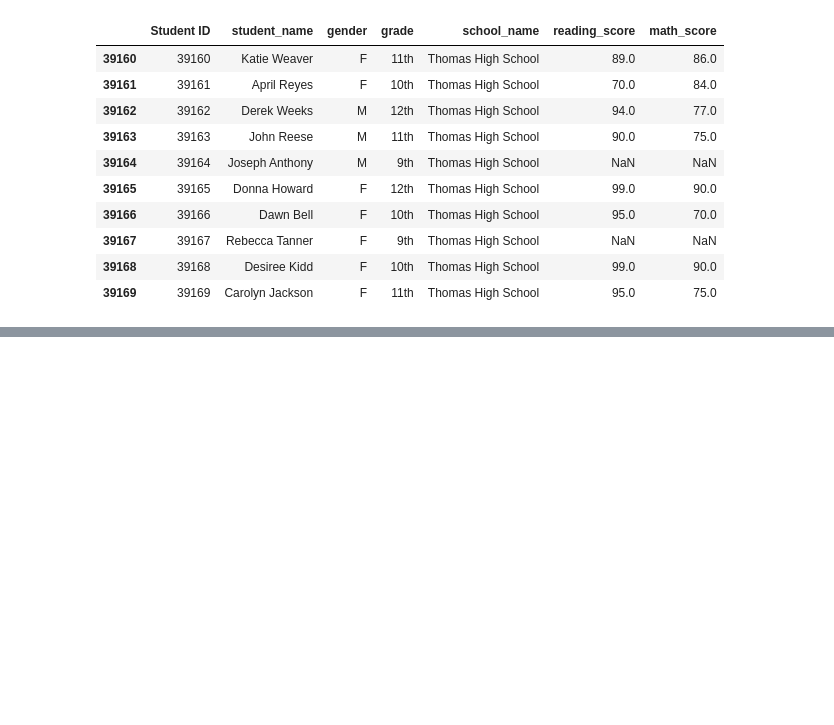
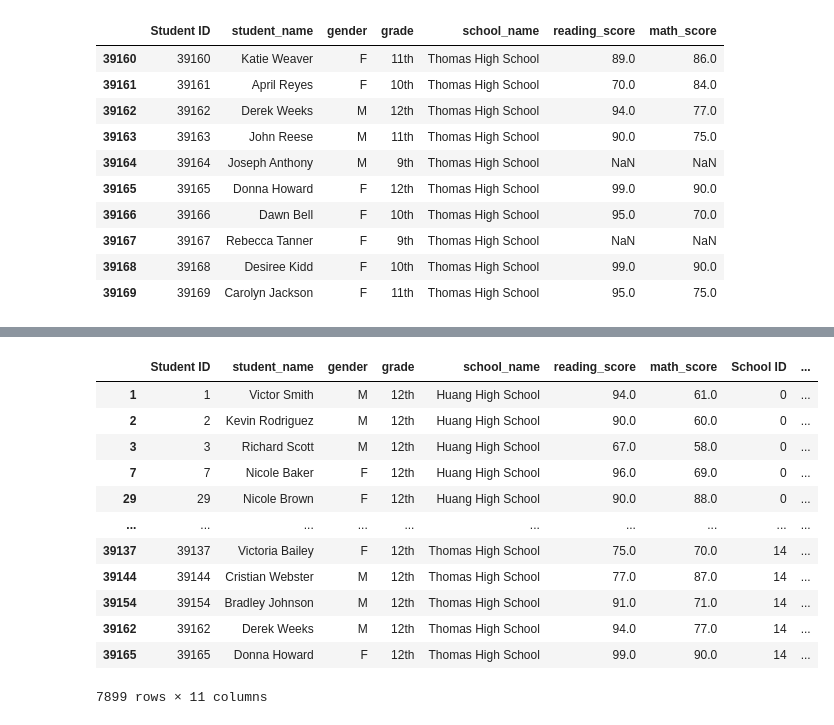
Before and after one commit to zlb13/School_District_Analysis, a Jupyter notebook: PyCitySchools_Challenge_ipynb.ipynb, the cells around one changed output, grey strips where cells are left out. Cells and saved outputs as stored; diff of their text form; code cells hidden in the pictures; blank space fills up the shorter version.

```diff
--- a/PyCitySchools_Challenge_ipynb.ipynb
+++ b/PyCitySchools_Challenge_ipynb.ipynb
@@ -59,0 +420,21 @@ student_data_df.tail(10)
+# %%
+# Create a Series of scores by grade levels using conditionals.
+
+school_data_complete_df[(school_data_complete_df["grade"] == "9th")]
+school_data_complete_df[(school_data_complete_df["grade"] == "10th")]
+school_data_complete_df[(school_data_complete_df["grade"] == "11th")]
+school_data_complete_df[(school_data_complete_df["grade"] == "12th")]
+# %% [output]
+|  | Student ID | student_name | gender | grade | school_name | reading_score | math_score | School ID | ... |
+| 1 | 1 | Victor Smith | M | 12th | Huang High School | 94.0 | 61.0 | 0 | ... |
+| 2 | 2 | Kevin Rodriguez | M | 12th | Huang High School | 90.0 | 60.0 | 0 | ... |
+| 3 | 3 | Richard Scott | M | 12th | Huang High School | 67.0 | 58.0 | 0 | ... |
+| 7 | 7 | Nicole Baker | F | 12th | Huang High School | 96.0 | 69.0 | 0 | ... |
+| 29 | 29 | Nicole Brown | F | 12th | Huang High School | 90.0 | 88.0 | 0 | ... |
+| ... | ... | ... | ... | ... | ... | ... | ... | ... | ... |
+| 39137 | 39137 | Victoria Bailey | F | 12th | Thomas High School | 75.0 | 70.0 | 14 | ... |
+| 39144 | 39144 | Cristian Webster | M | 12th | Thomas High School | 77.0 | 87.0 | 14 | ... |
+| 39154 | 39154 | Bradley Johnson | M | 12th | Thomas High School | 91.0 | 71.0 | 14 | ... |
+| 39162 | 39162 | Derek Weeks | M | 12th | Thomas High School | 94.0 | 77.0 | 14 | ... |
+| 39165 | 39165 | Donna Howard | F | 12th | Thomas High School | 99.0 | 90.0 | 14 | ... |
+7899 rows × 11 columns
```
Also changed, not shown: parts of 46 cells of this notebook, 2 other files.
